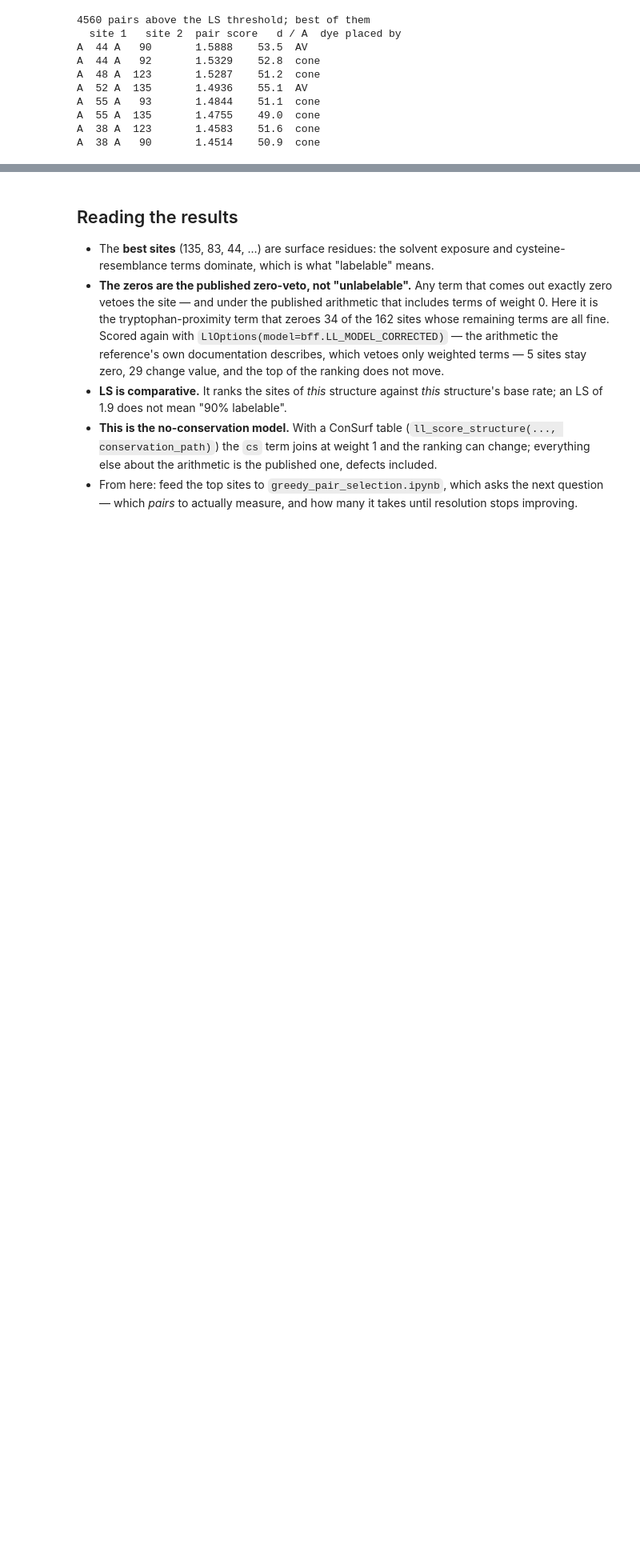
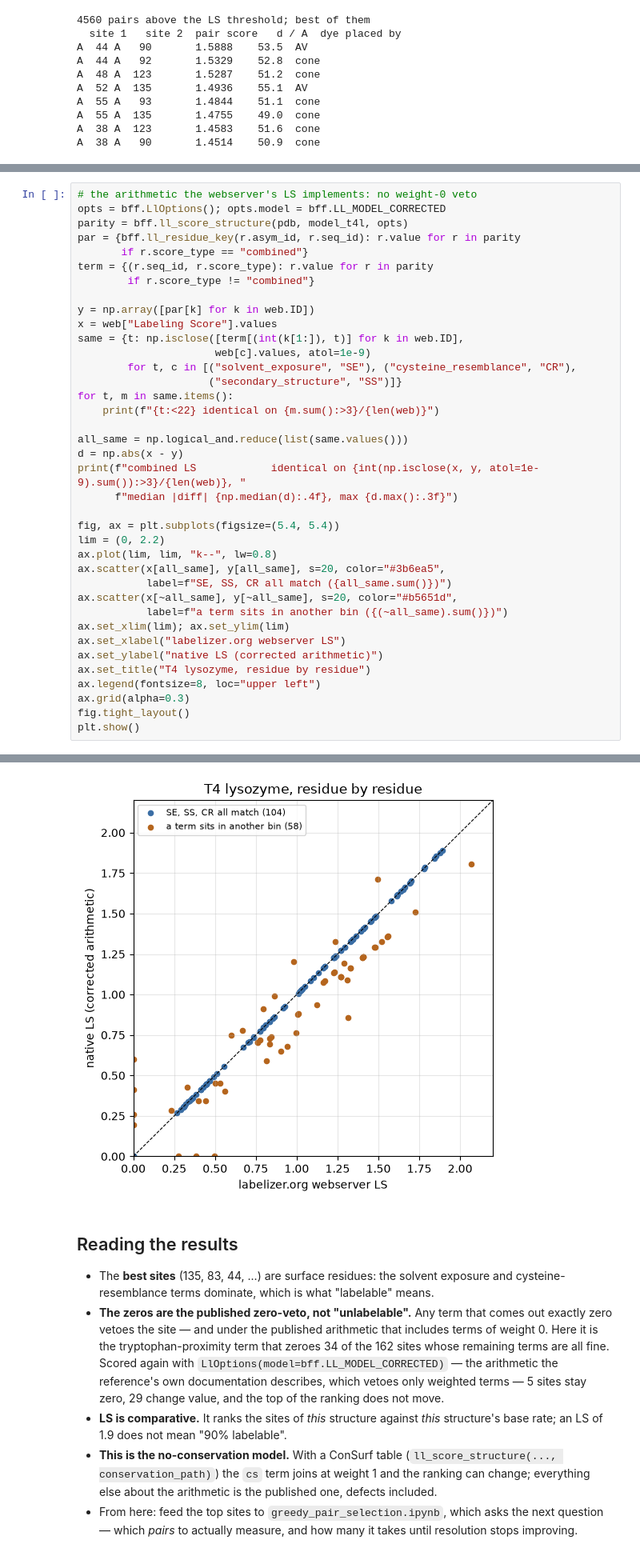
Before and after one commit to Fluorescence-Tools/IMP.bff, a Jupyter notebook: ipynb/example/labelizer_score.ipynb, the cells around one changed output, grey strips where cells are left out. Shown at 80% size. Saved outputs shown, nothing was run; the diff lists cells and outputs as text; blank space fills up the shorter version.

```diff
--- a/ipynb/example/labelizer_score.ipynb
+++ b/ipynb/example/labelizer_score.ipynb
@@ -231,0 +302,39 @@ A  38 A   90       1.4514    50.9  cone
+# %%
+# the arithmetic the webserver's LS implements: no weight-0 veto
+opts = bff.LlOptions(); opts.model = bff.LL_MODEL_CORRECTED
+parity = bff.ll_score_structure(pdb, model_t4l, opts)
+par = {bff.ll_residue_key(r.asym_id, r.seq_id): r.value for r in parity
+       if r.score_type == "combined"}
+term = {(r.seq_id, r.score_type): r.value for r in parity
+        if r.score_type != "combined"}
+
+y = np.array([par[k] for k in web.ID])
+x = web["Labeling Score"].values
+same = {t: np.isclose([term[(int(k[1:]), t)] for k in web.ID],
+                      web[c].values, atol=1e-9)
+        for t, c in [("solvent_exposure", "SE"), ("cysteine_resemblance", "CR"),
+                     ("secondary_structure", "SS")]}
+for t, m in same.items():
+    print(f"{t:<22} identical on {m.sum():>3}/{len(web)}")
+
+all_same = np.logical_and.reduce(list(same.values()))
+d = np.abs(x - y)
+print(f"combined LS            identical on {int(np.isclose(x, y, atol=1e-9).sum()):>3}/{len(web)}, "
+      f"median |diff| {np.median(d):.4f}, max {d.max():.3f}")
+
+fig, ax = plt.subplots(figsize=(5.4, 5.4))
+lim = (0, 2.2)
+ax.plot(lim, lim, "k--", lw=0.8)
+ax.scatter(x[all_same], y[all_same], s=20, color="#3b6ea5",
+           label=f"SE, SS, CR all match ({all_same.sum()})")
+ax.scatter(x[~all_same], y[~all_same], s=20, color="#b5651d",
+           label=f"a term sits in another bin ({(~all_same).sum()})")
+ax.set_xlim(lim); ax.set_ylim(lim)
+ax.set_xlabel("labelizer.org webserver LS")
+ax.set_ylabel("native LS (corrected arithmetic)")
+ax.set_title("T4 lysozyme, residue by residue")
+ax.legend(fontsize=8, loc="upper left")
+ax.grid(alpha=0.3)
+fig.tight_layout()
+plt.show()
+# %% [output]
@@ -232,3 +345,4 @@ A  38 A   90       1.4514    50.9  cone
+[figure, added]
 # %% [markdown]
 ## Reading the results
 
```
Also changed, not shown: parts of 4 cells of this notebook, 2 other files.
